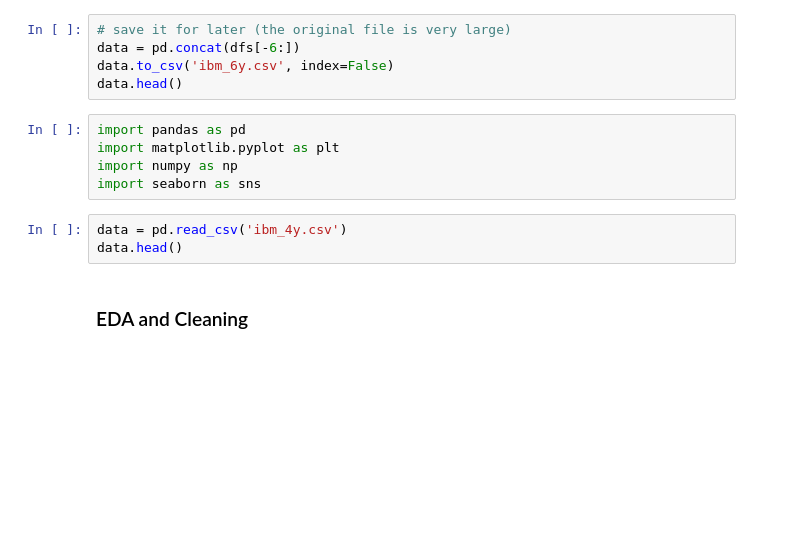
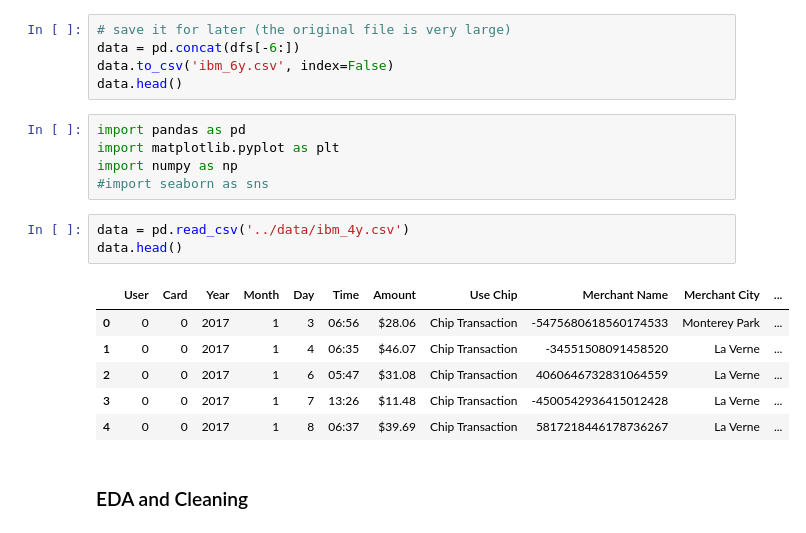
Before and after one commit to triggertiger/Model2Production, a Jupyter notebook: notebooks/eda.ipynb, the cells around one changed output. Drawn from its saved outputs; the diff is of its cells as text; blank space fills up the shorter version.

```diff
--- a/notebooks/eda.ipynb
+++ b/notebooks/eda.ipynb
@@ -35,10 +35,17 @@ data.head()
 import pandas as pd
 import matplotlib.pyplot as plt
 import numpy as np
-import seaborn as sns
+#import seaborn as sns
 # %%
-data = pd.read_csv('ibm_4y.csv')
+data = pd.read_csv('../data/ibm_4y.csv')
 data.head()
+# %% [output]
+|  | User | Card | Year | Month | Day | Time | Amount | Use Chip | Merchant Name | Merchant City | ... |
+| 0 | 0 | 0 | 2017 | 1 | 3 | 06:56 | $28.06 | Chip Transaction | -5475680618560174533 | Monterey Park | ... |
+| 1 | 0 | 0 | 2017 | 1 | 4 | 06:35 | $46.07 | Chip Transaction | -34551508091458520 | La Verne | ... |
+| 2 | 0 | 0 | 2017 | 1 | 6 | 05:47 | $31.08 | Chip Transaction | 4060646732831064559 | La Verne | ... |
+| 3 | 0 | 0 | 2017 | 1 | 7 | 13:26 | $11.48 | Chip Transaction | -4500542936415012428 | La Verne | ... |
+| 4 | 0 | 0 | 2017 | 1 | 8 | 06:37 | $39.69 | Chip Transaction | 5817218446178736267 | La Verne | ... |
 # %% [markdown]
 ### EDA and Cleaning
 # %% [markdown]
```
Also changed, not shown: 4 other files.
